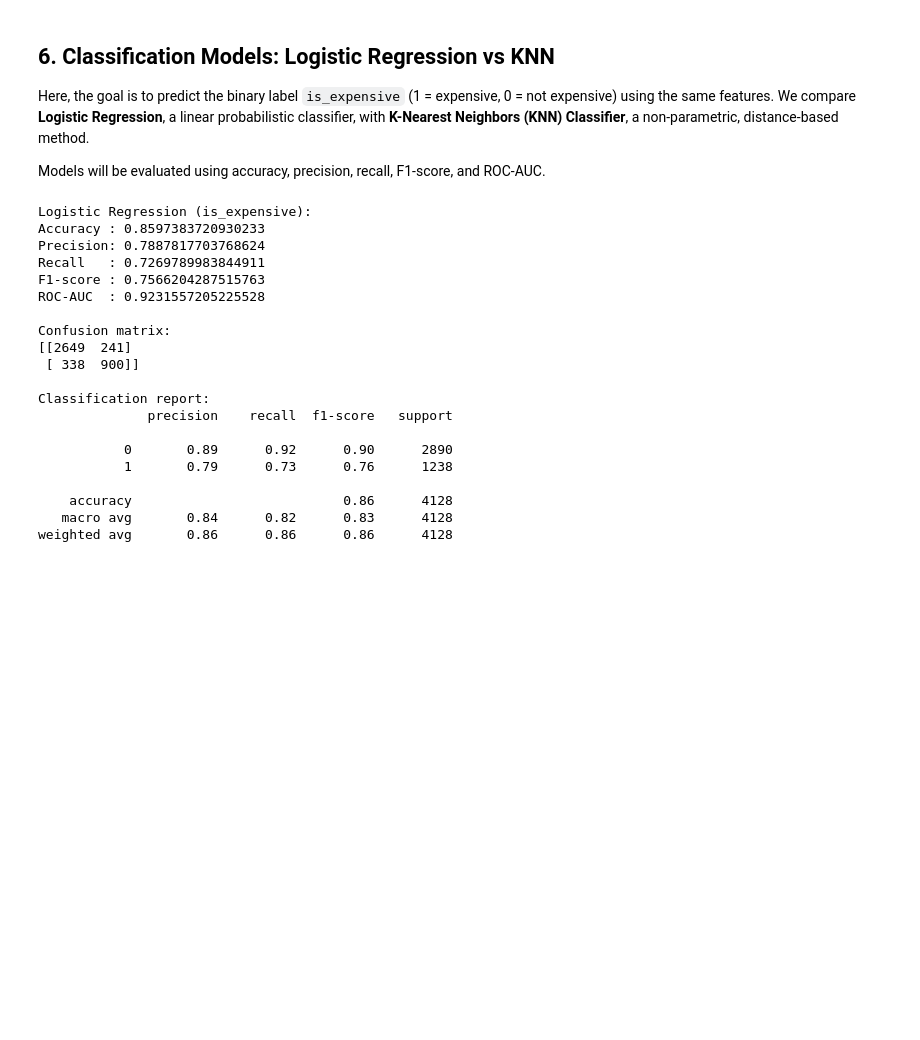
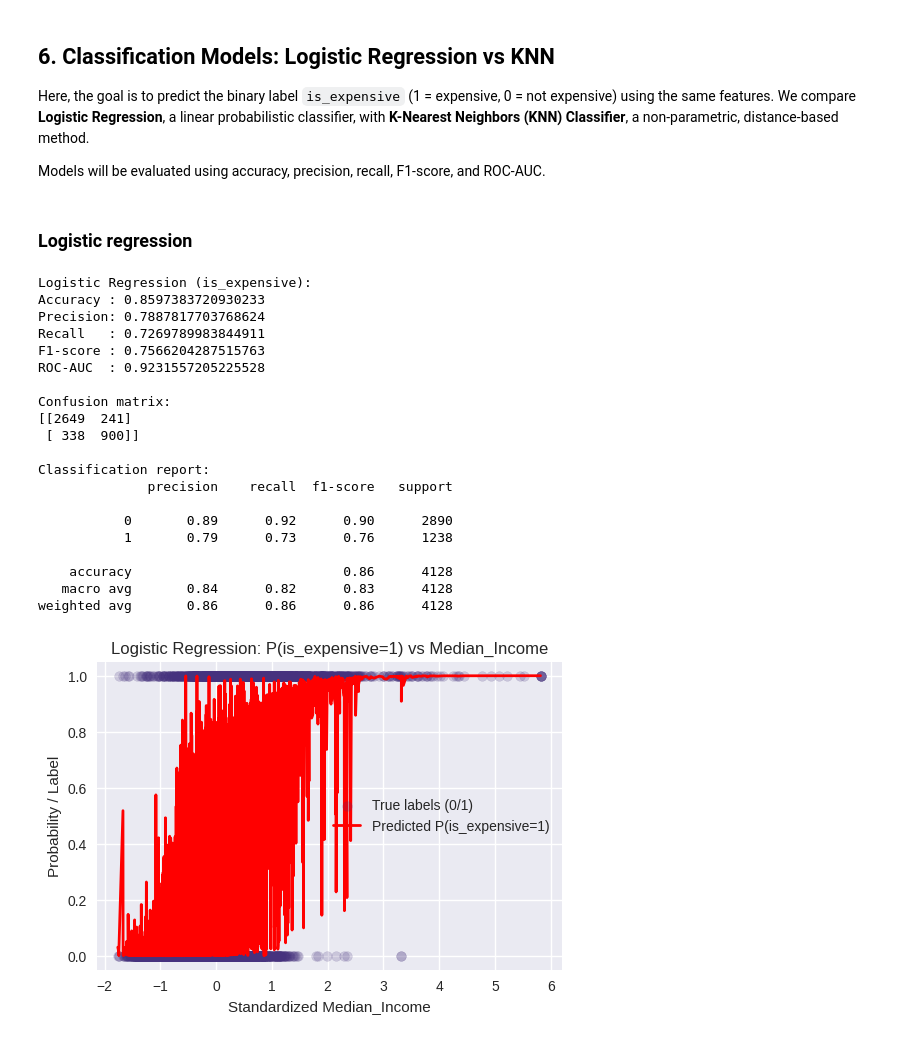
Before and after one commit to YazeedQasas/Housing_Prices_Prediction, a Jupyter notebook: Housing+Prices_Prediction.ipynb, the cells around one changed output. Drawn from its saved outputs; the diff is of its cells as text; code cells hidden in the pictures; blank space fills up the shorter version.

```diff
--- a/Housing+Prices_Prediction.ipynb
+++ b/Housing+Prices_Prediction.ipynb
@@ -290,6 +366,8 @@ Here, the goal is to predict the binary label `is_expensive` (1 = expensive, 0 =
 We compare **Logistic Regression**, a linear probabilistic classifier, with **K-Nearest Neighbors (KNN) Classifier**, a non-parametric, distance-based method.
 
 Models will be evaluated using accuracy, precision, recall, F1-score, and ROC-AUC.
+# %% [markdown]
+### Logistic regression
 # %%
 from sklearn.linear_model import LogisticRegression
 
@@ -303,6 +381,7 @@ from sklearn.metrics import (
     accuracy_score, precision_score, recall_score,
     f1_score, roc_auc_score, confusion_matrix, classification_report
 )
+from sklearn.metrics import RocCurveDisplay
 
 print("Logistic Regression (is_expensive):")
 
@@ -311,30 +390,53 @@ print("Precision:", precision_score(y_clf_test, y_clf_pred_log))
 print("Recall   :", recall_score(y_clf_test, y_clf_pred_log))
 print("F1-score :", f1_score(y_clf_test, y_clf_pred_log))
 print("ROC-AUC  :", roc_auc_score(y_clf_test, y_clf_proba_log))
 
 print("\nConfusion matrix:")
 print(confusion_matrix(y_clf_test, y_clf_pred_log))
 
 print("\nClassification report:")
 print(classification_report(y_clf_test, y_clf_pred_log))
+
+feat_name = "Median_Income"
+feat_idx = feature_cols.index(feat_name)
+
+# Use test set for a nice spread of values
+x_feat = X_test_scaled[:, feat_idx]
+proba = y_clf_proba_log
+
+# Sort by feature value to draw a smooth curve
+order = np.argsort(x_feat)
+x_sorted = x_feat[order]
+proba_sorted = proba[order]
+
+plt.figure(figsize=(6, 4))
+plt.scatter(x_feat, y_clf_test, alpha=0.2, label="True labels (0/1)")
+plt.plot(x_sorted, proba_sorted, color="red", linewidth=2, label="Predicted P(is_expensive=1)")
+plt.xlabel(f"Standardized {feat_name}")
+plt.ylabel("Probability / Label")
+plt.title(f"Logistic Regression: P(is_expensive=1) vs {feat_name}")
+plt.legend()
+plt.grid(True)
+plt.show()
 # %% [output]
 Logistic Regression (is_expensive):
 Accuracy : 0.8597383720930233
 Precision: 0.7887817703768624
 Recall   : 0.7269789983844911
 F1-score : 0.7566204287515763
 ROC-AUC  : 0.9231557205225528
 
 Confusion matrix:
 [[2649  241]
  [ 338  900]]
 
 Classification report:
               precision    recall  f1-score   support
 
            0       0.89      0.92      0.90      2890
            1       0.79      0.73      0.76      1238
 
     accuracy                           0.86      4128
    macro avg       0.84      0.82      0.83      4128
 weighted avg       0.86      0.86      0.86      4128
+[figure, added]
```
Also changed, not shown: parts of 11 cells of this notebook.
